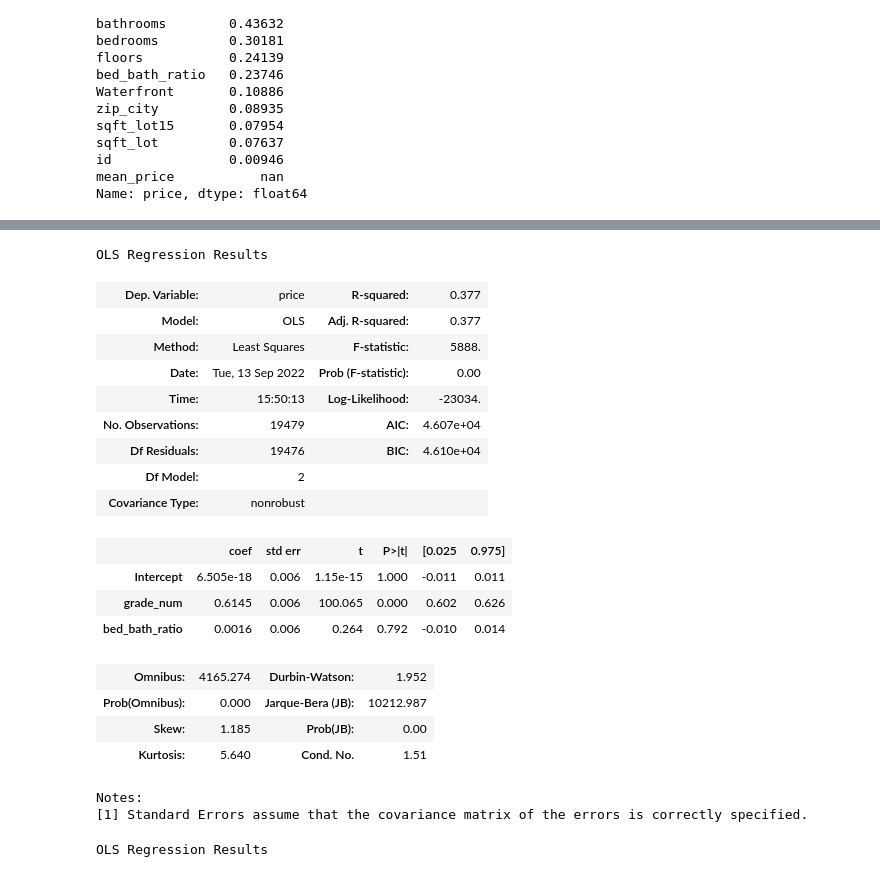
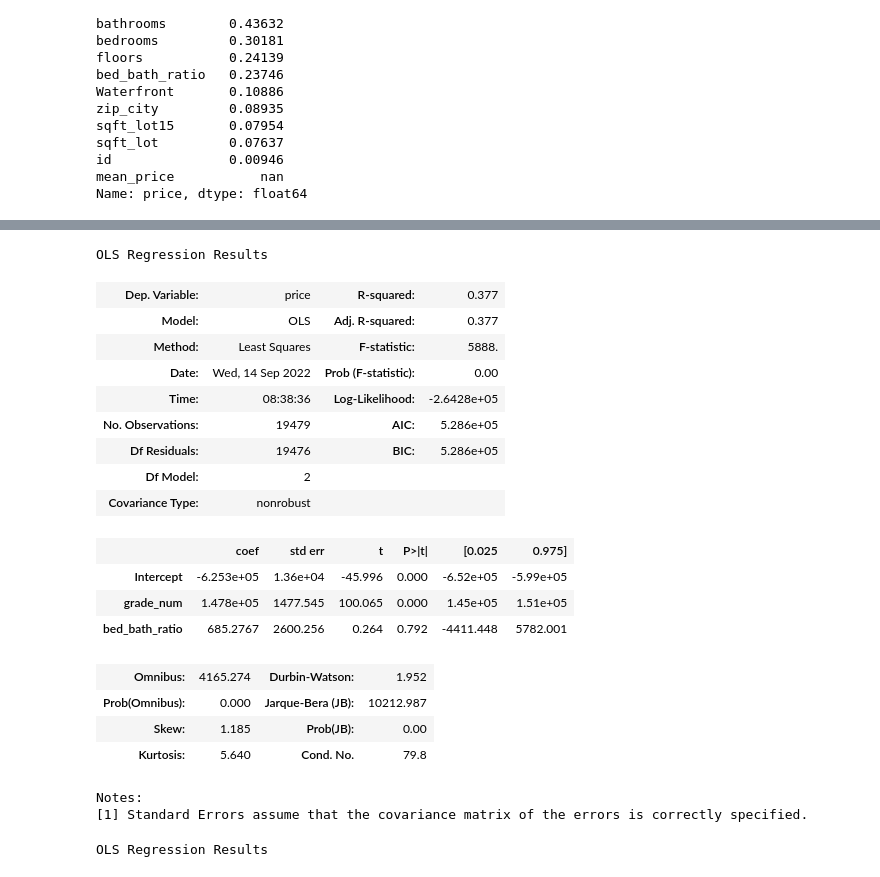
Before and after one commit to MackoyS/sarah-and-mackoy-price-modeling, a Jupyter notebook: DraftProject.ipynb, the cells around one changed output, grey strips where cells are left out. Cells and saved outputs as stored; diff of their text form; code cells hidden in the pictures.

Commit message:
ran 26 different regression models

```diff
--- a/DraftProject.ipynb
+++ b/DraftProject.ipynb
@@ -598,30 +1317,30 @@ Notes:
 # %%
 ratio_formula_no_living = 'price ~ grade_num + bed_bath_ratio'
 
-ratio_model_no_living = ols(formula=ratio_formula_no_living, data=scaled_df).fit()
+ratio_model_no_living = ols(formula=ratio_formula_no_living, data=clean_df).fit()
 
 ratio_model_no_living.summary()
 
 #r-sqaured went down, but little to no multicoli
 # %% [output]
 OLS Regression Results
 | Dep. Variable: | price | R-squared: | 0.377 |
 | Model: | OLS | Adj. R-squared: | 0.377 |
 | Method: | Least Squares | F-statistic: | 5888. |
-| Date: | Tue, 13 Sep 2022 | Prob (F-statistic): | 0.00 |
-| Time: | 15:50:13 | Log-Likelihood: | -23034. |
-| No. Observations: | 19479 | AIC: | 4.607e+04 |
-| Df Residuals: | 19476 | BIC: | 4.610e+04 |
+| Date: | Wed, 14 Sep 2022 | Prob (F-statistic): | 0.00 |
+| Time: | 08:38:36 | Log-Likelihood: | -2.6428e+05 |
+| No. Observations: | 19479 | AIC: | 5.286e+05 |
+| Df Residuals: | 19476 | BIC: | 5.286e+05 |
 | Df Model: | 2 |  |  |
 | Covariance Type: | nonrobust |  |  |
 |  | coef | std err | t | P>|t| | [0.025 | 0.975] |
-| Intercept | 6.505e-18 | 0.006 | 1.15e-15 | 1.000 | -0.011 | 0.011 |
-| grade_num | 0.6145 | 0.006 | 100.065 | 0.000 | 0.602 | 0.626 |
-| bed_bath_ratio | 0.0016 | 0.006 | 0.264 | 0.792 | -0.010 | 0.014 |
+| Intercept | -6.253e+05 | 1.36e+04 | -45.996 | 0.000 | -6.52e+05 | -5.99e+05 |
+| grade_num | 1.478e+05 | 1477.545 | 100.065 | 0.000 | 1.45e+05 | 1.51e+05 |
+| bed_bath_ratio | 685.2767 | 2600.256 | 0.264 | 0.792 | -4411.448 | 5782.001 |
 | Omnibus: | 4165.274 | Durbin-Watson: | 1.952 |
 | Prob(Omnibus): | 0.000 | Jarque-Bera (JB): | 10212.987 |
 | Skew: | 1.185 | Prob(JB): | 0.00 |
-| Kurtosis: | 5.640 | Cond. No. | 1.51 |
+| Kurtosis: | 5.640 | Cond. No. | 79.8 |
 Notes:
 [1] Standard Errors assume that the covariance matrix of the errors is correctly specified.
 # %%
```
Also changed, not shown: parts of 58 cells of this notebook.
